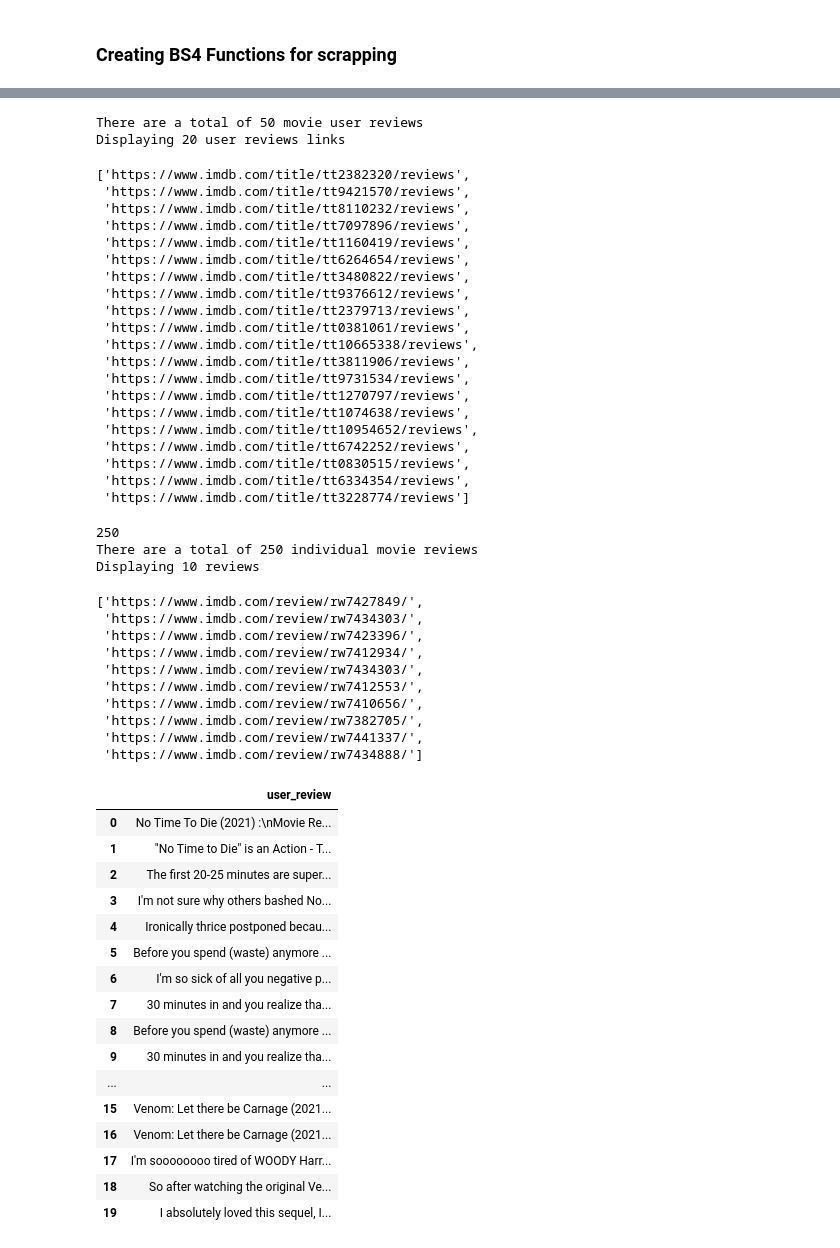
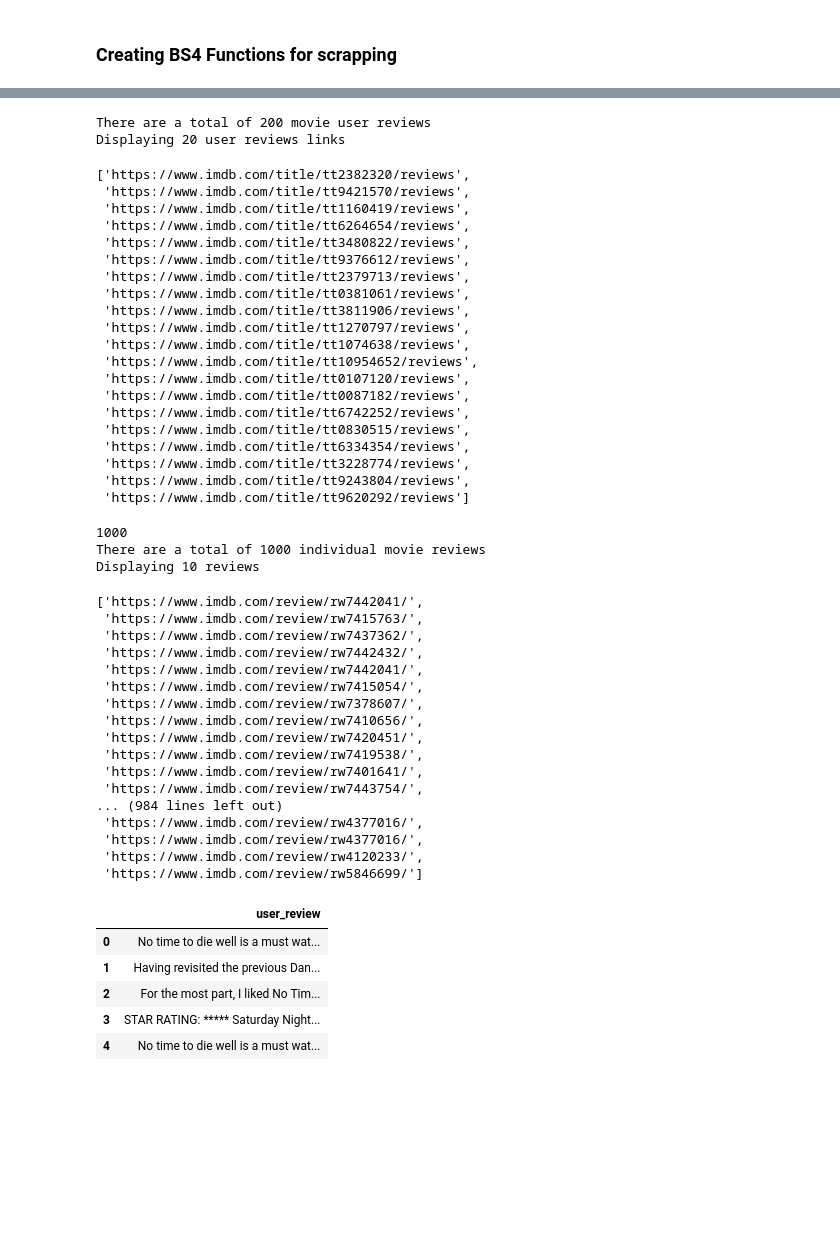
Before and after one commit to sanjay-kv/Semi-supervised-sequence-learning-Project, a Jupyter notebook: imdb_review_scrapping/Movie_review_imdb_scrapping.ipynb, the cells around one changed output, grey strips where cells are left out. Cells and saved outputs as stored; diff of their text form; code cells hidden in the pictures; blank space fills up the shorter version.

```diff
--- a/imdb_review_scrapping/Movie_review_imdb_scrapping.ipynb
+++ b/imdb_review_scrapping/Movie_review_imdb_scrapping.ipynb
@@ -16,10 +16,11 @@ import random
 # %% [markdown]
 ### Creating BS4 Functions for scrapping
 # %%
-url = "https://www.imdb.com/search/title/?title_type=feature&release_date=1980-01-01,2021-12-31&num_votes=20000,&count=200"
-
+url = "https://www.imdb.com/search/title/?title_type=feature&release_date=1980-01-01,2021-12-31&num_votes=50000,&count=200"
+#
 #https://www.imdb.com/search/title/?title_type=feature&release_date=2020-01-01,2021-12-31&num_votes=20000,&count=200 - 1000 Files done .. processing time 45 min can be used for unlablled
 #movie released b/w 2021 and 2020 having votes more than 20k @sanjay
+#"https://www.imdb.com/search/title/?title_type=feature&release_date=1980-01-01,2021-12-31&num_votes=20000,&count=200"
 
 
 #Fetching only 600 movie listing as the processing time is great. once we are good with code we can change the above filter.
@@ -106,28 +107,28 @@ print("There are a total of " + str(len(movie_links)) + " movie user reviews")
 print("Displaying 20 user reviews links")
 movie_links[:20]
 # %% [output]
-There are a total of 50 movie user reviews
+There are a total of 200 movie user reviews
 Displaying 20 user reviews links
 ['https://www.imdb.com/title/tt2382320/reviews',
  'https://www.imdb.com/title/tt9421570/reviews',
- 'https://www.imdb.com/title/tt8110232/reviews',
- 'https://www.imdb.com/title/tt7097896/reviews',
  'https://www.imdb.com/title/tt1160419/reviews',
  'https://www.imdb.com/title/tt6264654/reviews',
  'https://www.imdb.com/title/tt3480822/reviews',
  'https://www.imdb.com/title/tt9376612/reviews',
  'https://www.imdb.com/title/tt2379713/reviews',
  'https://www.imdb.com/title/tt0381061/reviews',
- 'https://www.imdb.com/title/tt10665338/reviews',
  'https://www.imdb.com/title/tt3811906/reviews',
- 'https://www.imdb.com/title/tt9731534/reviews',
  'https://www.imdb.com/title/tt1270797/reviews',
  'https://www.imdb.com/title/tt1074638/reviews',
  'https://www.imdb.com/title/tt10954652/reviews',
+ 'https://www.imdb.com/title/tt0107120/reviews',
+ 'https://www.imdb.com/title/tt0087182/reviews',
  'https://www.imdb.com/title/tt6742252/reviews',
  'https://www.imdb.com/title/tt0830515/reviews',
  'https://www.imdb.com/title/tt6334354/reviews',
- 'https://www.imdb.com/title/tt3228774/reviews']
+ 'https://www.imdb.com/title/tt3228774/reviews',
+ 'https://www.imdb.com/title/tt9243804/reviews',
+ 'https://www.imdb.com/title/tt9620292/reviews']
 # %%
 movie_soups = [getSoup(link) for link in movie_links]
 
@@ -149,19 +150,26 @@ print("There are a total of " + str(len(movie_review_list)) + " individual movie
 print("Displaying 10 reviews")
 movie_review_list[:10]
 # %% [output]
-250
-There are a total of 250 individual movie reviews
+1000
+There are a total of 1000 individual movie reviews
 Displaying 10 reviews
-['https://www.imdb.com/review/rw7427849/',
- 'https://www.imdb.com/review/rw7434303/',
- 'https://www.imdb.com/review/rw7423396/',
- 'https://www.imdb.com/review/rw7412934/',
- 'https://www.imdb.com/review/rw7434303/',
- 'https://www.imdb.com/review/rw7412553/',
+['https://www.imdb.com/review/rw7442041/',
+ 'https://www.imdb.com/review/rw7415763/',
+ 'https://www.imdb.com/review/rw7437362/',
+ 'https://www.imdb.com/review/rw7442432/',
+ 'https://www.imdb.com/review/rw7442041/',
+ 'https://www.imdb.com/review/rw7415054/',
+ 'https://www.imdb.com/review/rw7378607/',
  'https://www.imdb.com/review/rw7410656/',
- 'https://www.imdb.com/review/rw7382705/',
- 'https://www.imdb.com/review/rw7441337/',
- 'https://www.imdb.com/review/rw7434888/']
+ 'https://www.imdb.com/review/rw7420451/',
+ 'https://www.imdb.com/review/rw7419538/',
+ 'https://www.imdb.com/review/rw7401641/',
+ 'https://www.imdb.com/review/rw7443754/',
+... (984 lines left out)
+ 'https://www.imdb.com/review/rw4377016/',
+ 'https://www.imdb.com/review/rw4377016/',
+ 'https://www.imdb.com/review/rw4120233/',
+ 'https://www.imdb.com/review/rw5846699/']
 # %%
 review_texts = [getReviewText(url) for url in movie_review_list]
 
@@ -174,22 +182,11 @@ movie_titles = [getMovieTitle(url) for url in movie_review_list]
 df = pd.DataFrame({
              'user_review': review_texts })
 # %%
-df.head(20) #converting it into data frama
+df.head(5) #converting it into data frama
 # %% [output]
 |  | user_review |
-| 0 | No Time To Die (2021) :\nMovie Re... |
-| 1 | "No Time to Die" is an Action - T... |
-| 2 | The first 20-25 minutes are super... |
-| 3 | I'm not sure why others bashed No... |
-| 4 | Ironically thrice postponed becau... |
-| 5 | Before you spend (waste) anymore ... |
-| 6 | I'm so sick of all you negative p... |
-| 7 | 30 minutes in and you realize tha... |
-| 8 | Before you spend (waste) anymore ... |
-| 9 | 30 minutes in and you realize tha... |
-| ... | ... |
-| 15 | Venom: Let there be Carnage (2021... |
-| 16 | Venom: Let there be Carnage (2021... |
-| 17 | I'm soooooooo tired of WOODY Harr... |
-| 18 | So after watching the original Ve... |
-| 19 | I absolutely loved this sequel, I... |
+| 0 | No time to die well is a must wat... |
+| 1 | Having revisited the previous Dan... |
+| 2 | For the most part, I liked No Tim... |
+| 3 | STAR RATING: ***** Saturday Night... |
+| 4 | No time to die well is a must wat... |
```
Also changed, not shown: parts of 4 cells of this notebook.
